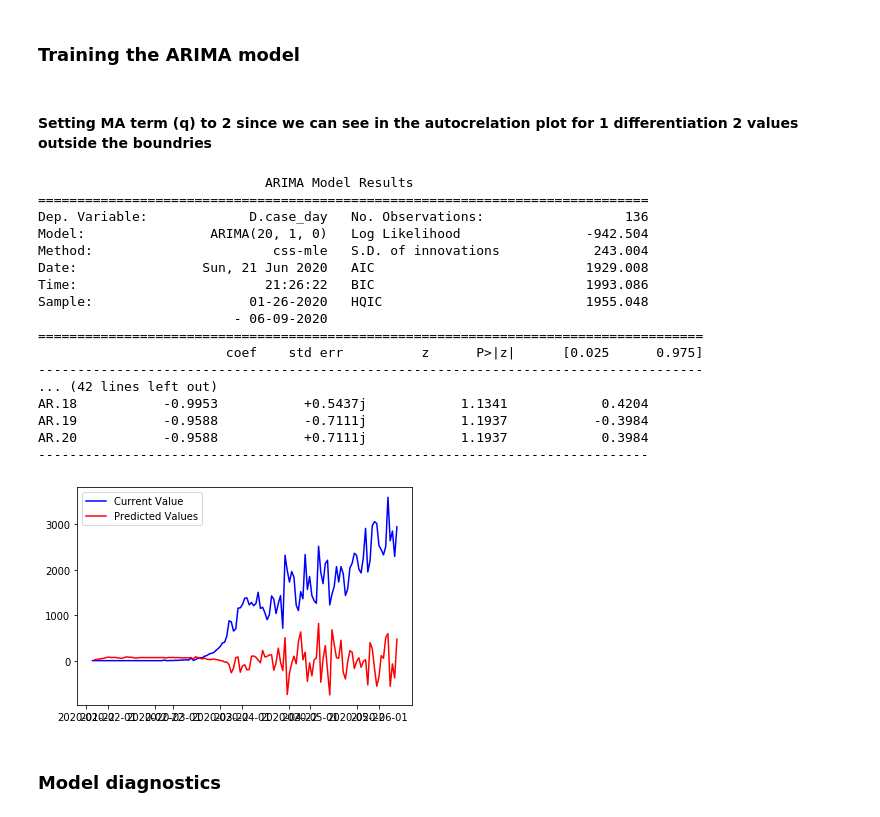
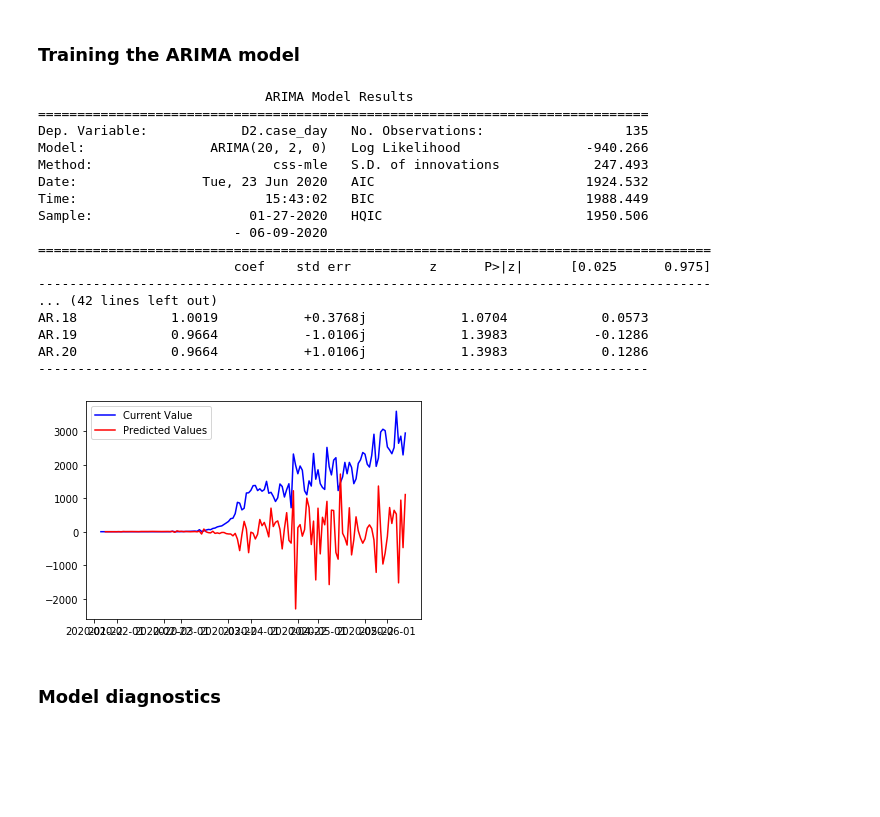
Before and after one commit to menlodoug/Final_Project, a Jupyter notebook: Machine Learning/arima_cases_prediction.ipynb, the cells around one changed output. Drawn from its saved outputs; the diff is of its cells as text; code cells hidden in the pictures; blank space fills up the shorter version.

```diff
--- a/Machine Learning/arima_cases_prediction.ipynb
+++ b/Machine Learning/arima_cases_prediction.ipynb
@@ -249,40 +249,38 @@ Critical Values:
         10%: -2.5797850694444446
 # %% [markdown]
 ### Training the ARIMA model
-# %% [markdown]
-#### Setting MA term (q) to 2 since we can see in the autocrelation plot for 1 differentiation 2 values outside the boundries
 # %%
 # using the pacf plot to determine the p values
-# we use the amount of lags outside the
-p = 10
+# we use the amount of lags outside the threshold
+p = 20
 # d for the level of differentiation needed
 # since the data is not stationary we use 2 level of differenciation
-d = 1
-q = 1
+d = 2
+q = 0
 model = ARIMA(cases, order=(p,d,q))
 model_fit = model.fit(disp=0)
 pyplot.plot(cases, color="blue", label="Current Value")
 pyplot.plot(model_fit.fittedvalues, color='red', label="Predicted Values")
 pyplot.legend(loc='best')
 print(model_fit.summary())
 # %% [output]
                              ARIMA Model Results
 ==============================================================================
-Dep. Variable:             D.case_day   No. Observations:                  136
-Model:                ARIMA(20, 1, 0)   Log Likelihood                -942.504
-Method:                       css-mle   S.D. of innovations            243.004
-Date:                Sun, 21 Jun 2020   AIC                           1929.008
-Time:                        21:26:22   BIC                           1993.086
-Sample:                    01-26-2020   HQIC                          1955.048
+Dep. Variable:            D2.case_day   No. Observations:                  135
+Model:                ARIMA(20, 2, 0)   Log Likelihood                -940.266
+Method:                       css-mle   S.D. of innovations            247.493
+Date:                Tue, 23 Jun 2020   AIC                           1924.532
+Time:                        15:43:02   BIC                           1988.449
+Sample:                    01-27-2020   HQIC                          1950.506
                          - 06-09-2020
-=====================================================================================
-                        coef    std err          z      P>|z|      [0.025      0.975]
--------------------------------------------------------------------------------------
+======================================================================================
+                         coef    std err          z      P>|z|      [0.025      0.975]
+--------------------------------------------------------------------------------------
 ... (42 lines left out)
-AR.18           -0.9953           +0.5437j            1.1341            0.4204
-AR.19           -0.9588           -0.7111j            1.1937           -0.3984
-AR.20           -0.9588           +0.7111j            1.1937            0.3984
+AR.18            1.0019           +0.3768j            1.0704            0.0573
+AR.19            0.9664           -1.0106j            1.3983           -0.1286
+AR.20            0.9664           +1.0106j            1.3983            0.1286
 ------------------------------------------------------------------------------
-[figure, old version]
+[figure, new version]
 # %% [markdown]
 ### Model diagnostics
```
Also changed, not shown: parts of 15 cells of this notebook, 4 other files.
